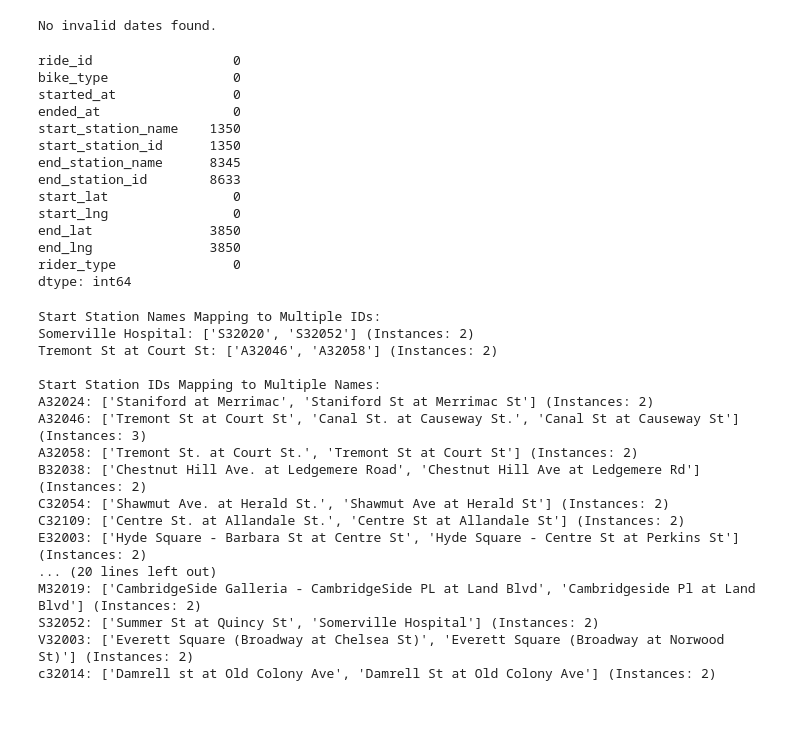
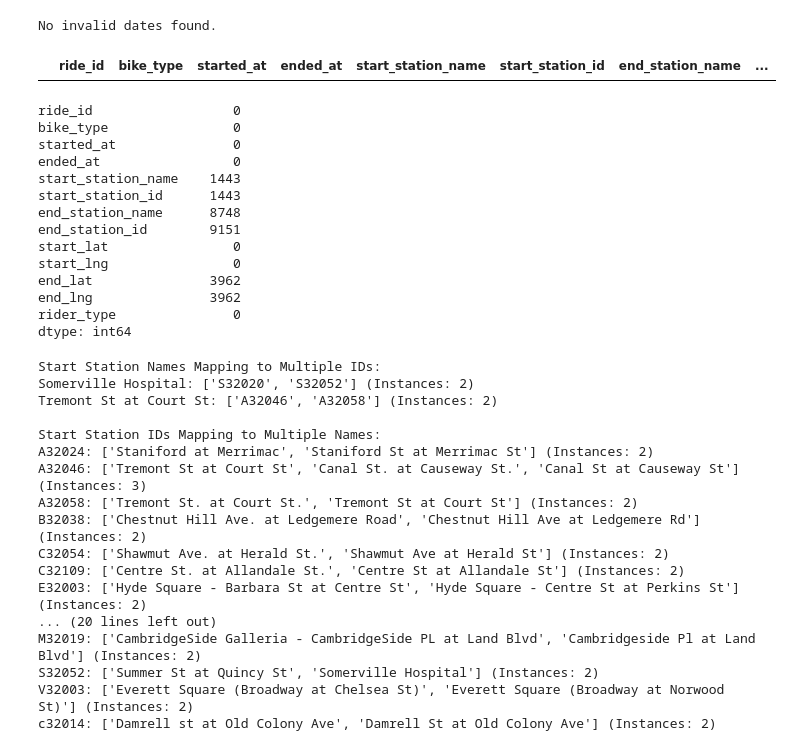
Before and after one commit to NatDave/blue-bikes, a Jupyter notebook: 01_preprocessing.ipynb, the cells around one changed output. Cells and saved outputs as stored; diff of their text form; code cells hidden in the pictures; blank space fills up the shorter version.

```diff
--- a/01_preprocessing.ipynb
+++ b/01_preprocessing.ipynb
@@ -14,6 +12,9 @@ df = pd.read_csv(base_dir + "all_trips.csv")
 df['bike_type'] = df['bike_type'] \
                         .replace({'electric_bike': 'electric',
                                   'classic_bike': 'traditional'})
+
+# Rename the columns
+df = df.rename(columns={"member_casual": "rider_type", "rideable_type": "bike_type"})
 # %%
 print(f"Data Shape: {df.shape}")
 # %% [output]
@@ -76,6 +77,10 @@ else:
     print(f"\nNumber of rows with invalid dates: {num_invalid_dates}.")
 # %% [output]
 No invalid dates found.
+# %%
+invalid_dates
+# %% [output]
+|  | ride_id | bike_type | started_at | ended_at | start_station_name | start_station_id | end_station_name | ... |
 # %%
 # Missing values
 missing_values = df.isnull().sum()
@@ -85,14 +90,14 @@ ride_id                  0
 bike_type                0
 started_at               0
 ended_at                 0
-start_station_name    1350
-start_station_id      1350
-end_station_name      8345
-end_station_id        8633
+start_station_name    1443
+start_station_id      1443
+end_station_name      8748
+end_station_id        9151
 start_lat                0
 start_lng                0
-end_lat               3850
-end_lng               3850
+end_lat               3962
+end_lng               3962
 rider_type               0
 dtype: int64
 # %%
```
Also changed, not shown: parts of 3 cells of this notebook, 4 other files.
